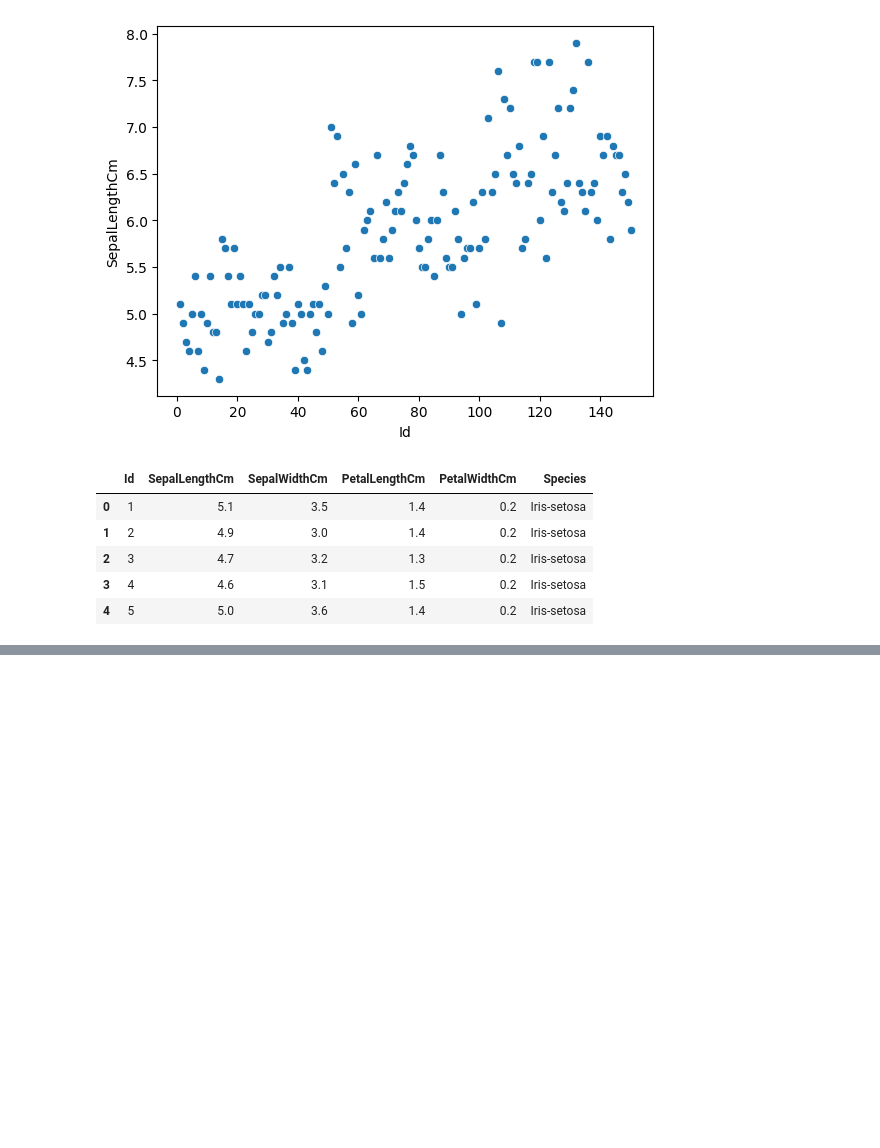
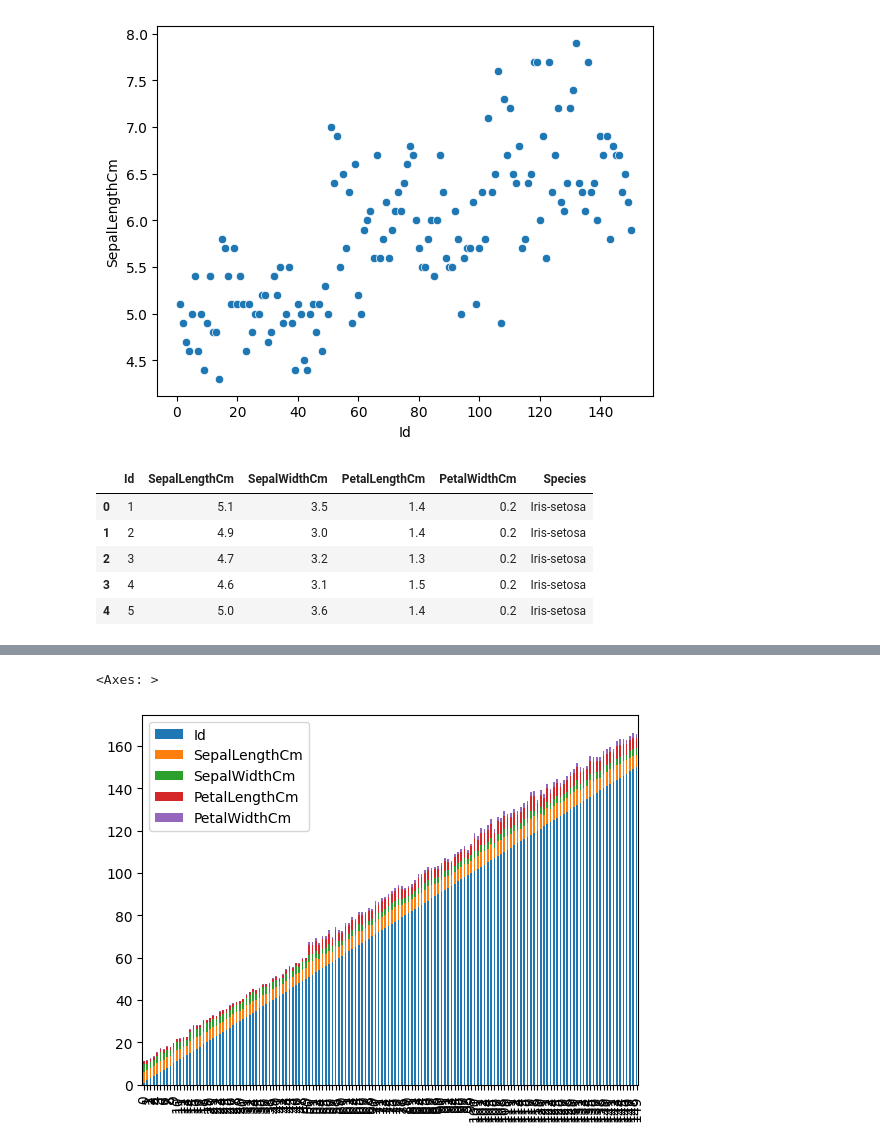
Before and after one commit to Abhinav09062005/python-, a Jupyter notebook: chapter4/mathplotlib1.ipynb, the cells around one changed output, grey strips where cells are left out. Drawn from its saved outputs; the diff is of its cells as text; code cells hidden in the pictures; blank space fills up the shorter version.

```diff
--- a/chapter4/mathplotlib1.ipynb
+++ b/chapter4/mathplotlib1.ipynb
@@ -312,0 +349,5 @@ df.head()
+# %%
+df.plot(kind='bar',stacked=True)
+# %% [output]
+<Axes: >
+[figure, added]
```
Also changed, not shown: parts of 5 cells of this notebook.
